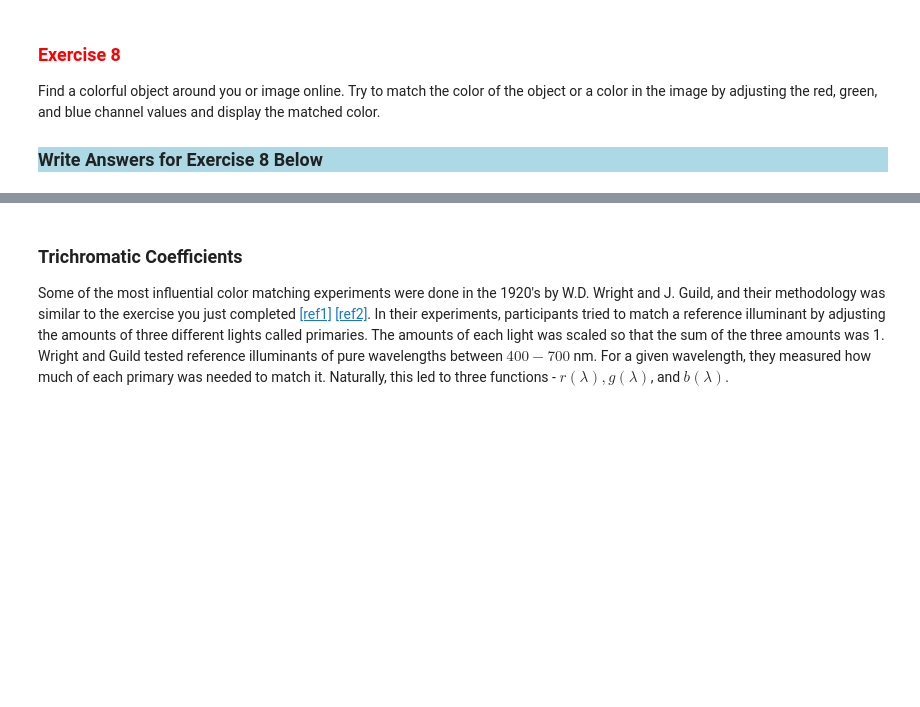
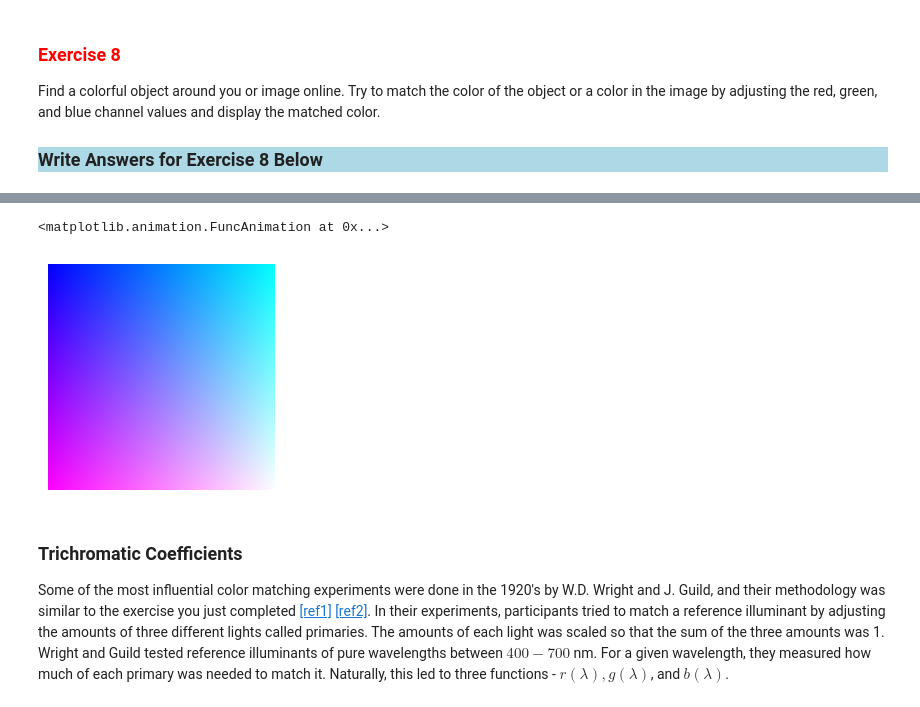
Before and after one commit to TheDataScienceLabs/DataLab_Multivariate_Calculus, a Jupyter notebook: Color_Labs/lab01.ipynb, the cells around one changed output, grey strips where cells are left out. Drawn from its saved outputs; the diff is of its cells as text; code cells hidden in the pictures; blank space fills up the shorter version.

```diff
--- a/Color_Labs/lab01.ipynb
+++ b/Color_Labs/lab01.ipynb
@@ -554,28 +558,28 @@ im.set_array(color)
 # %%
-%matplotlib notebook
 from matplotlib import animation
 
-plt.rcParams['figure.figsize'] = (6,6)
+plt.rcParams['figure.figsize'] = (3,3)
 plt.rcParams['figure.dpi'] = 100
 plt.rcParams['savefig.dpi'] = 100
 plt.rcParams["animation.html"] = "jshtml"
 
 fig, ax = plt.subplots()
 ax.axis('off')
-im = ax.imshow( np.zeros((255,255,3)) )
+im = ax.imshow(np.zeros((255,255,3)))
 fps = 30                                                        # number of frames per second
-
 
 def animate(i):
     color = []
-    row   = []
-    for red in range(256):
-        for green in range(256):
+
+    for red in range(255):
+        row  = []
+        for green in range(255):
+
             row.append((red,green,i))  #set one color of one pixel
-        color.append(row)
-                     #finishing setting color of one row of pixel
-    im.set_array(color)
-    ax.set_title('RGB Values : {}'.format((color)))         # update the title with the RGB values
+        color.append(row)                #finishing setting color of one row of pixel
+
+    im.set_array( color )                                   # display the color
+    #ax.set_title('RGB Values : {}'.format((color)))         # update the title with the RGB values
     return [im]
 
 ani = animation.FuncAnimation(fig, animate, frames=255, interval=1000/fps)
@@ -586,3 +588,5 @@ ani
+<matplotlib.animation.FuncAnimation at 0x...>
+[figure, added]
 # %% [markdown]
 ### Trichromatic Coefficients
 
```
Also changed, not shown: parts of 2 cells of this notebook.
